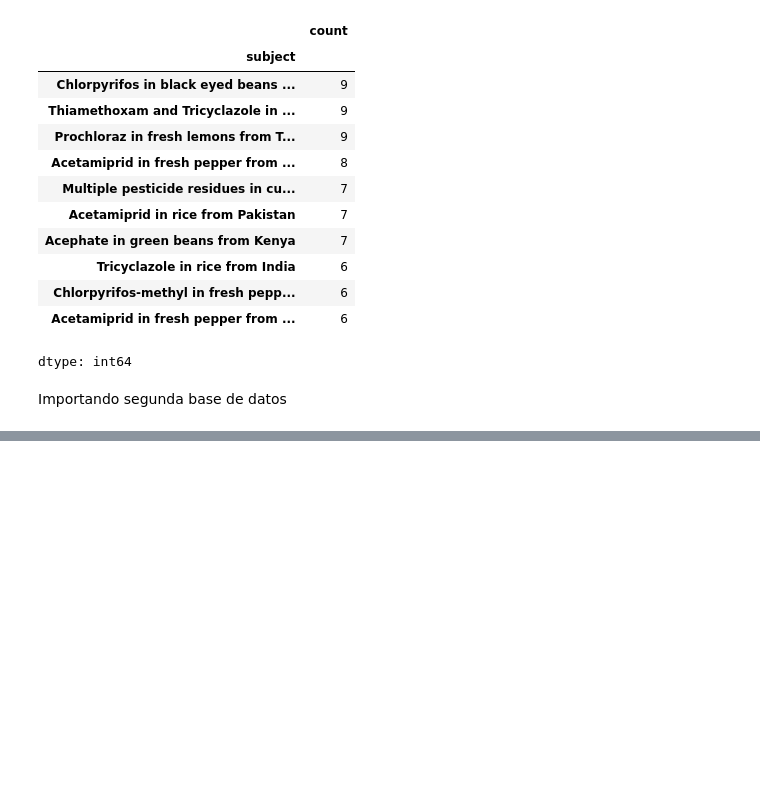
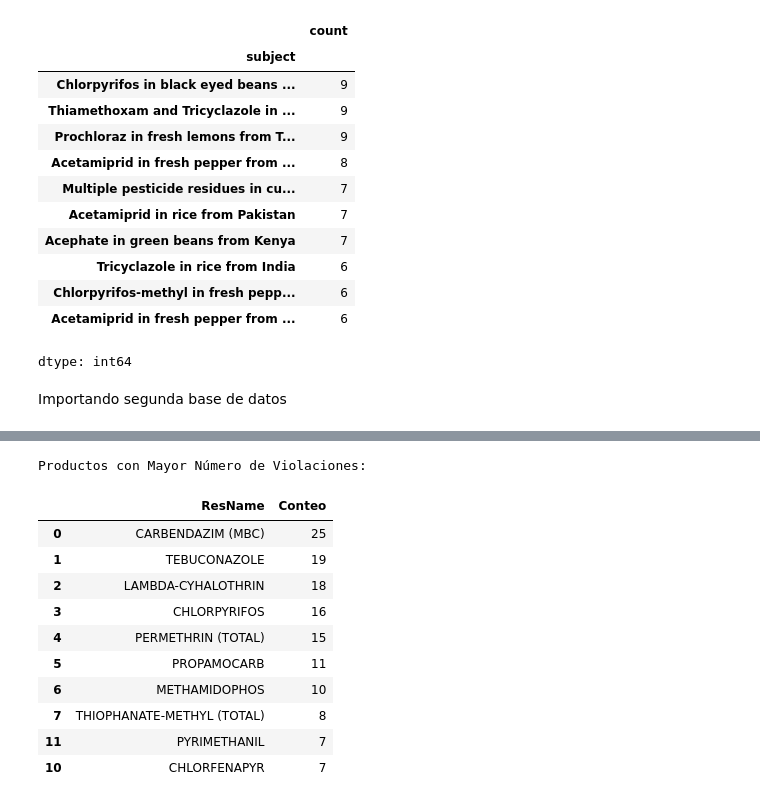
Before and after one commit to DonDairon/Analisis-de-datos, a Jupyter notebook: Call_nominations_data.ipynb, the cells around one changed output, grey strips where cells are left out. Cells and saved outputs as stored; diff of their text form; code cells hidden in the pictures; blank space fills up the shorter version.

```diff
--- a/Call_nominations_data.ipynb
+++ b/Call_nominations_data.ipynb
@@ -112,0 +94,19 @@ Producto con Mayor Número de Violaciones por País:
+# %%
+conteo_plaguicidas = FDACPR_filtrado ['ResName'].value_counts().reset_index()
+conteo_plaguicidas.columns = ['ResName', 'Conteo']
+conteo_plaguicidas = conteo_plaguicidas.sort_values(by='Conteo', ascending=False)
+print("\nProductos con Mayor Número de Violaciones:")
+conteo_plaguicidas.head(10)
+# %% [output]
+Productos con Mayor Número de Violaciones:
+|  | ResName | Conteo |
+| 0 | CARBENDAZIM (MBC) | 25 |
+| 1 | TEBUCONAZOLE | 19 |
+| 2 | LAMBDA-CYHALOTHRIN | 18 |
+| 3 | CHLORPYRIFOS | 16 |
+| 4 | PERMETHRIN (TOTAL) | 15 |
+| 5 | PROPAMOCARB | 11 |
+| 6 | METHAMIDOPHOS | 10 |
+| 7 | THIOPHANATE-METHYL (TOTAL) | 8 |
+| 11 | PYRIMETHANIL | 7 |
+| 10 | CHLORFENAPYR | 7 |
```
Also changed, not shown: parts of 10 cells of this notebook.
